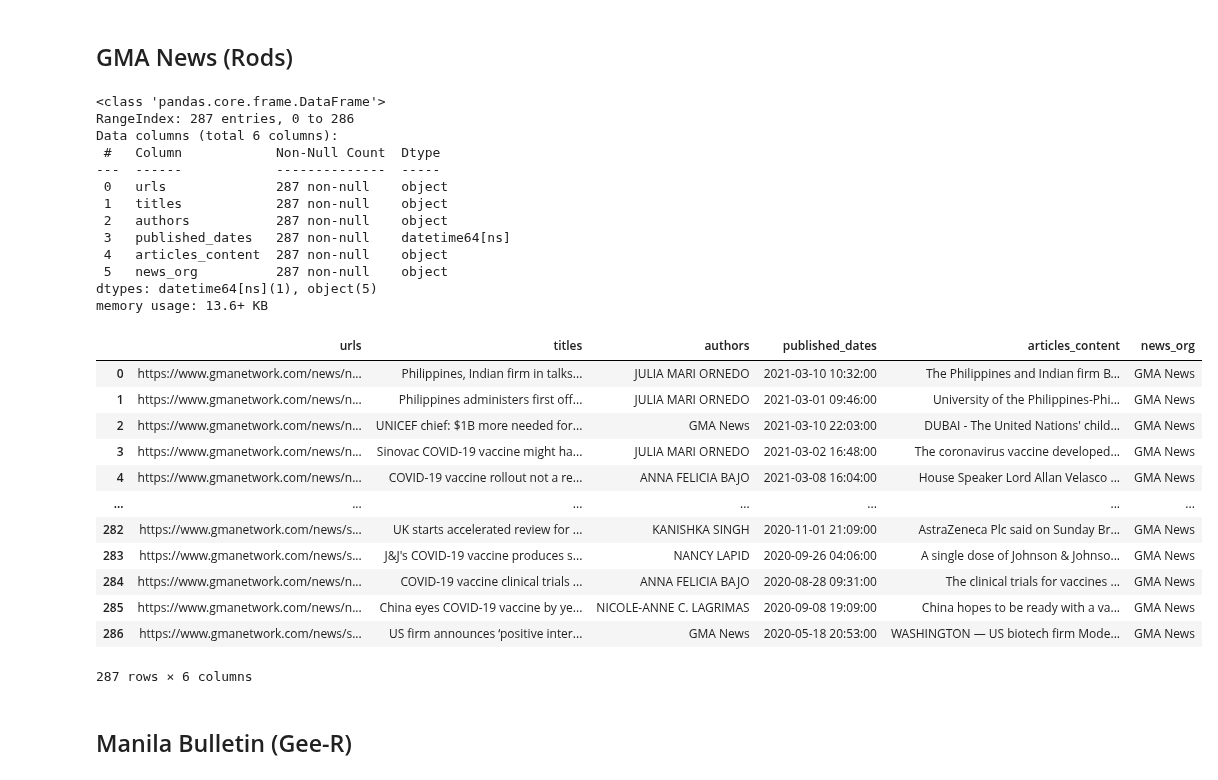
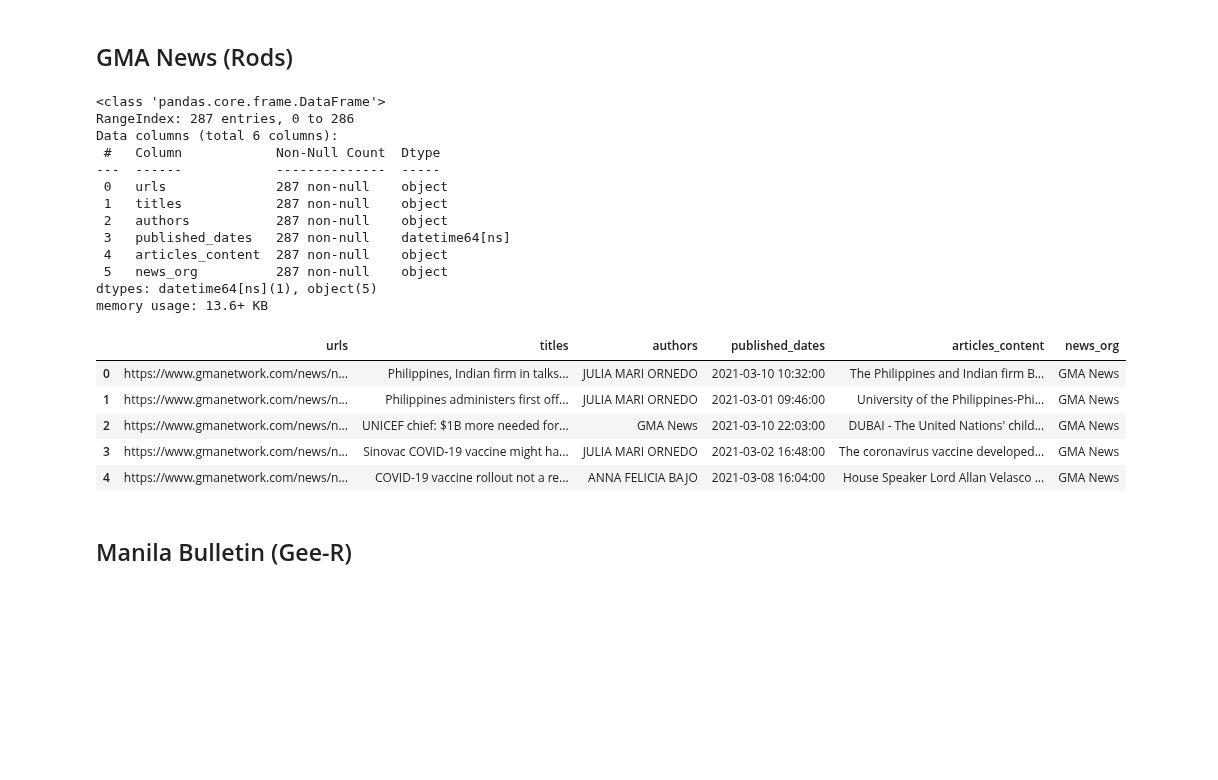
Before and after one commit to babybunso/team-sasa, a Jupyter notebook: sprint4project/1_combine_and_clean.ipynb, the cells around one changed output. Saved outputs shown, nothing was run; the diff lists cells and outputs as text; code cells hidden in the pictures; blank space fills up the shorter version.

```diff
--- a/sprint4project/1_combine_and_clean.ipynb
+++ b/sprint4project/1_combine_and_clean.ipynb
@@ -40,35 +33,28 @@ memory usage: 4.0+ KB
 # %%
 df_gma = pd.read_csv('datasets/gmanews.csv')
 df_gma['published_dates'] = pd.to_datetime(df_gma['published_dates'])
 df_gma.info()
-df_gma
+df_gma.head()
 # %% [output]
 <class 'pandas.core.frame.DataFrame'>
 RangeIndex: 287 entries, 0 to 286
 Data columns (total 6 columns):
  #   Column            Non-Null Count  Dtype
 ---  ------            --------------  -----
  0   urls              287 non-null    object
  1   titles            287 non-null    object
  2   authors           287 non-null    object
  3   published_dates   287 non-null    datetime64[ns]
  4   articles_content  287 non-null    object
  5   news_org          287 non-null    object
 dtypes: datetime64[ns](1), object(5)
 memory usage: 13.6+ KB
 |  | urls | titles | authors | published_dates | articles_content | news_org |
 | 0 | https://www.gmanetwork.com/news/n... | Philippines, Indian firm in talks... | JULIA MARI ORNEDO | 2021-03-10 10:32:00 | The Philippines and Indian firm B... | GMA News |
 | 1 | https://www.gmanetwork.com/news/n... | Philippines administers first off... | JULIA MARI ORNEDO | 2021-03-01 09:46:00 | University of the Philippines-Phi... | GMA News |
 | 2 | https://www.gmanetwork.com/news/n... | UNICEF chief: $1B more needed for... | GMA News | 2021-03-10 22:03:00 | DUBAI - The United Nations' child... | GMA News |
 | 3 | https://www.gmanetwork.com/news/n... | Sinovac COVID-19 vaccine might ha... | JULIA MARI ORNEDO | 2021-03-02 16:48:00 | The coronavirus vaccine developed... | GMA News |
 | 4 | https://www.gmanetwork.com/news/n... | COVID-19 vaccine rollout not a re... | ANNA FELICIA BAJO | 2021-03-08 16:04:00 | House Speaker Lord Allan Velasco ... | GMA News |
-| ... | ... | ... | ... | ... | ... | ... |
-| 282 | https://www.gmanetwork.com/news/s... | UK starts accelerated review for ... | KANISHKA SINGH | 2020-11-01 21:09:00 | AstraZeneca Plc said on Sunday Br... | GMA News |
-| 283 | https://www.gmanetwork.com/news/s... | J&J's COVID-19 vaccine produces s... | NANCY LAPID | 2020-09-26 04:06:00 | A single dose of Johnson & Johnso... | GMA News |
-| 284 | https://www.gmanetwork.com/news/n... | COVID-19 vaccine clinical trials ... | ANNA FELICIA BAJO | 2020-08-28 09:31:00 | The clinical trials for vaccines ... | GMA News |
-| 285 | https://www.gmanetwork.com/news/n... | China eyes COVID-19 vaccine by ye... | NICOLE-ANNE C. LAGRIMAS | 2020-09-08 19:09:00 | China hopes to be ready with a va... | GMA News |
-| 286 | https://www.gmanetwork.com/news/s... | US firm announces ‘positive inter... | GMA News | 2020-05-18 20:53:00 | WASHINGTON — US biotech firm Mode... | GMA News |
-287 rows × 6 columns
 # %% [markdown]
 ## Manila Bulletin (Gee-R)
 # %%
```
Also changed, not shown: parts of 7 cells of this notebook, 1 other file.
